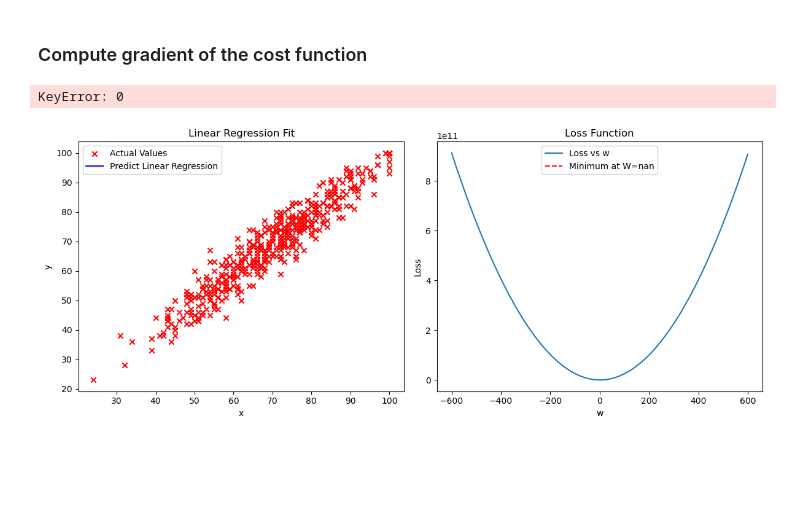
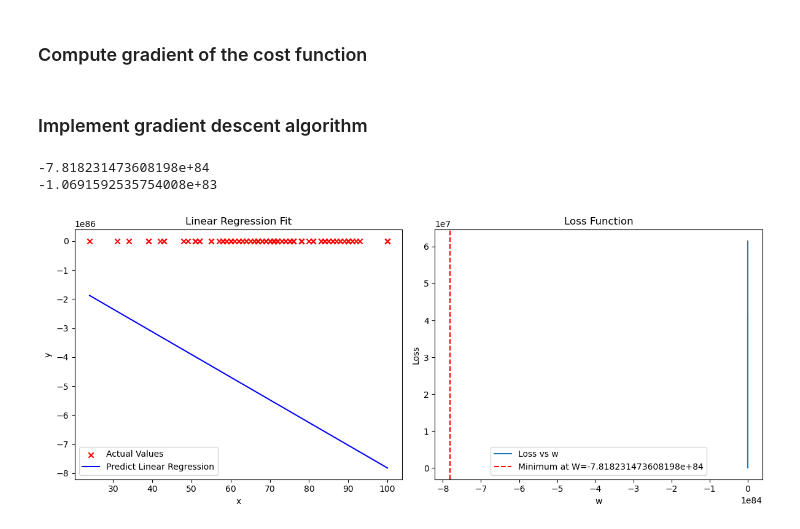
Before and after one commit to HuyinCP/Customize-ML-Models, a Jupyter notebook: gradient_descent.ipynb, the cells around one changed output. Cells and saved outputs as stored; diff of their text form; code cells hidden in the pictures; blank space fills up the shorter version.

```diff
--- a/gradient_descent.ipynb
+++ b/gradient_descent.ipynb
@@ -47,7 +47,7 @@ y = df[["writing score"]]
 # %% [markdown]
 ### Split data into training and test sets
 # %%
-x_train, x_test, y_train, y_test = train_test_split(x, y, test_size=0.5, random_state=42)
+x_train, x_test, y_train, y_test = train_test_split(x, y, test_size=0.9, random_state=42)
 # %% [markdown]
 ### Impute missing values in input features
 # %%
@@ -89,6 +89,8 @@ def compute_gradient(x, y, w, b):
     dj_db /= m
     dj_dw /= m
     return dj_dw, dj_db
+# %% [markdown]
+### Implement gradient descent algorithm
 # %%
 def gradient_descent(x, y, w_in, b_in, alpha, num_iters, cost_function, gradient_function):
     w_out = w_in
@@ -101,37 +103,41 @@ def gradient_descent(x, y, w_in, b_in, alpha, num_iters, cost_function, gradient
 # %%
 w_init = 0
 b_init = 0
-iterations = 1000
+iterations = 50
 tmp_alpha = 1.0e-2
-w_final, b_final = gradient_descent(x_train, y_train, w_init, b_init, tmp_alpha, iterations, compute_loss_value, compute_gradient)
+w_final, b_final = gradient_descent(np.ravel(x_train), np.ravel(y_test), w_init, b_init, tmp_alpha, iterations, compute_loss_value, compute_gradient)
 print(w_final)
 print(b_final)
 # %% [output]
-KeyError: 0
+-7.818231473608198e+84
+-1.0691592535754008e+83
 # %%
 fig, (ax1, ax2) = plt.subplots(1, 2, figsize=(12, 5))
 
+x_plot = np.ravel(x_train)
+y_plot = np.ravel(y_train)
+
 # scatter + line prediction
-ax1.scatter(x_train, y_train, marker='x', c='r', label='Actual Values')
-x_line = np.linspace(0, 3, 10)
+ax1.scatter(x_plot, y_plot, marker='x', c='r', label='Actual Values')
+x_line = np.linspace(np.min(x_plot), np.max(x_plot), 100)
 y_line = w_final * x_line + b_final
 ax1.plot(x_line, y_line, color='blue', label='Predict Linear Regression')
 ax1.set_xlabel('x')
 ax1.set_ylabel('y')
 ax1.legend()
 ax1.set_title('Linear Regression Fit')
 
 # loss for all w
-w_values = np.linspace(-600, 600, 200)
-loss_values = [compute_loss_value(x_train.values.ravel(), y_train.values.ravel(), w) for w in w_values]
+w_values = np.linspace(-10, 10, 100)
+loss_values = [compute_loss_value(x_plot, y_plot, w) for w in w_values]
 ax2.plot(w_values, loss_values, label='Loss vs w')
-ax2.axvline(w_final, color='red', linestyle='--', label=f'Minimum at W={w_final:.2f}')
+ax2.axvline(w_final, color='red', linestyle='--', label=f'Minimum at W={w_final}')
 ax2.set_xlabel('w')
 ax2.set_ylabel('Loss')
 ax2.legend()
 ax2.set_title('Loss Function')
 
 plt.tight_layout()
 plt.show()
 # %% [output]
-[figure, old version]
+[figure, new version]
```
